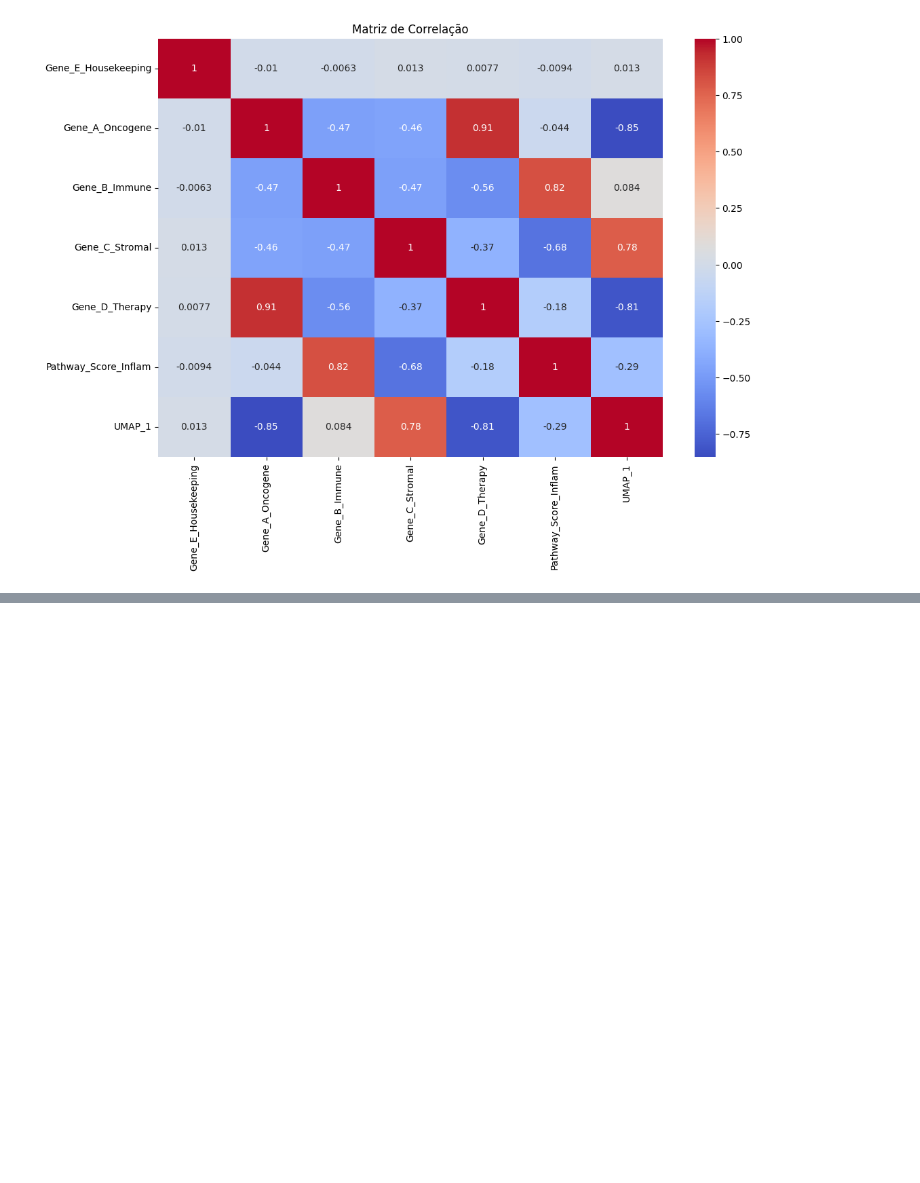
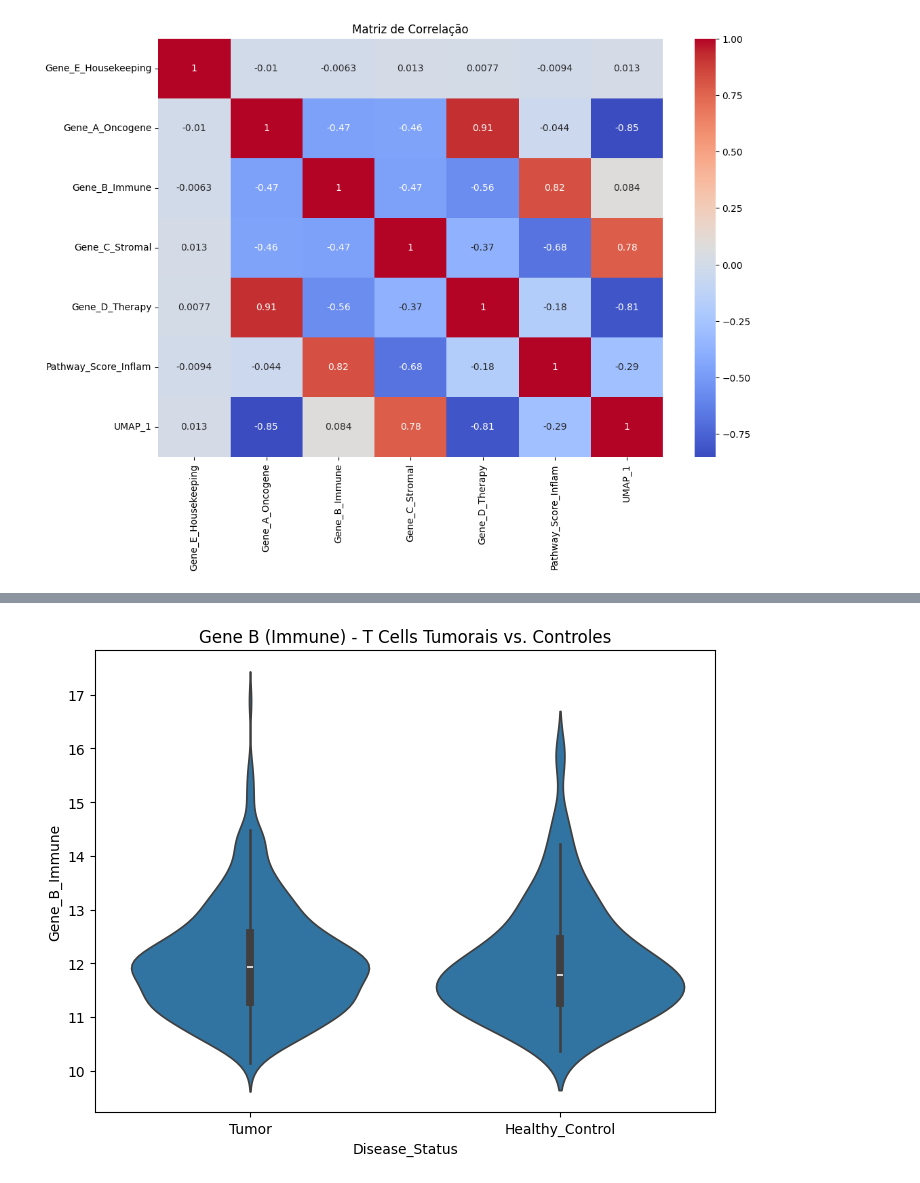
Before and after one commit to mariaclaraps/projeto-ciencia-dos-dados, a Jupyter notebook: notebooks/eda_srRNA-seq.ipynb, the cells around one changed output, grey strips where cells are left out. Saved outputs shown, nothing was run; the diff lists cells and outputs as text; code cells hidden in the pictures; blank space fills up the shorter version.

```diff
--- a/notebooks/eda_srRNA-seq.ipynb
+++ b/notebooks/eda_srRNA-seq.ipynb
@@ -196,0 +200,9 @@ plt.show()
+# %%
+t_cells = df[df['Cell_Type'] == 'T_Cell']
+
+plt.figure(figsize=(8, 6))
+sns.violinplot(data=t_cells, x='Disease_Status', y='Gene_B_Immune')
+plt.title("Gene B (Immune) - T Cells Tumorais vs. Controles")
+plt.show()
+# %% [output]
+[figure, added]
```
Also changed, not shown: parts of 11 cells of this notebook.
